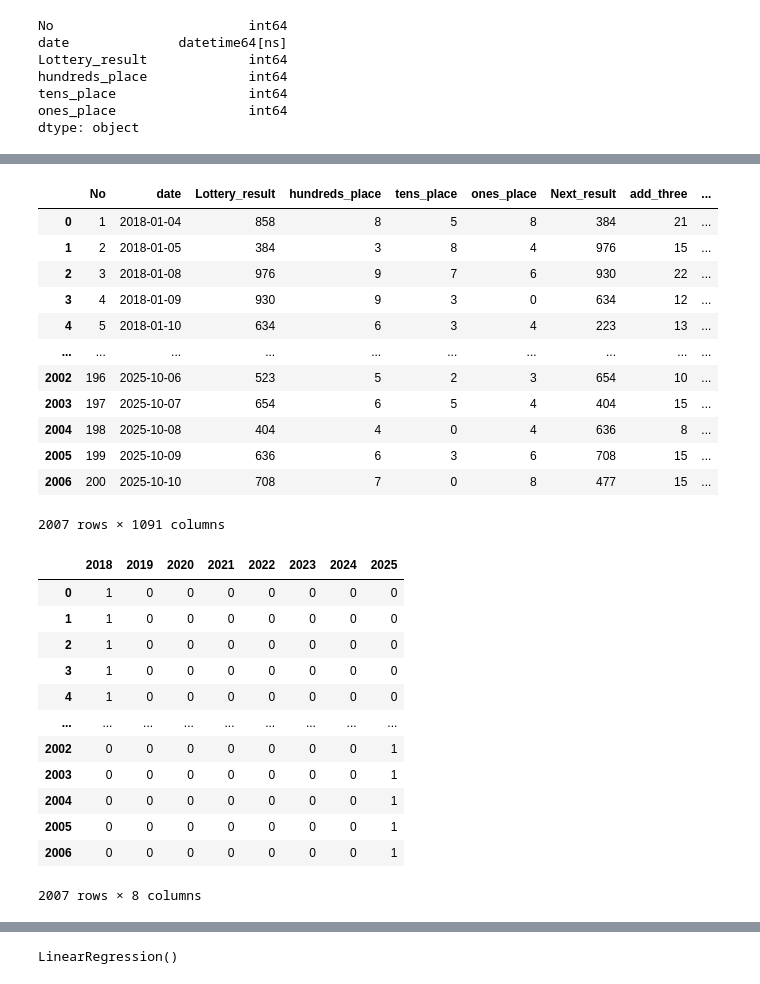
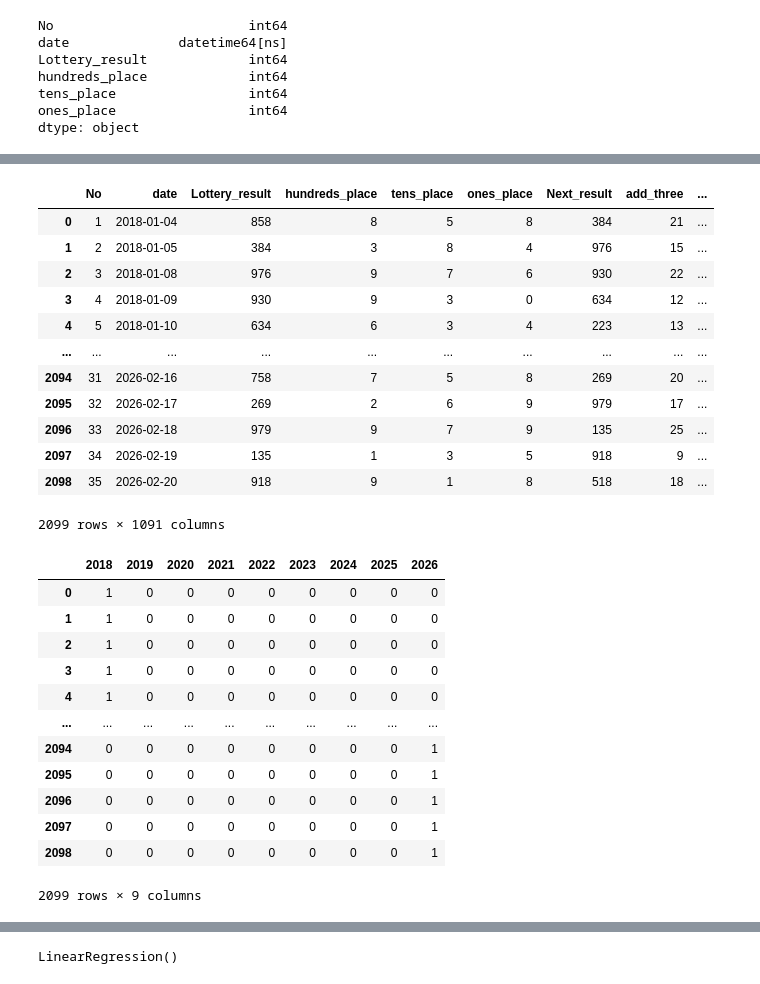
Before and after one commit to yyoshikun/workdir, a Jupyter notebook: Num_3_challenge_5_C_drive.ipynb, the cells around one changed output, grey strips where cells are left out. Saved outputs shown, nothing was run; the diff lists cells and outputs as text; code cells hidden in the pictures.

```diff
--- a/Num_3_challenge_5_C_drive.ipynb
+++ b/Num_3_challenge_5_C_drive.ipynb
@@ -930,10 +947,12 @@ Num_3_2018_2025
 # %%
 #048----- ones_placeのダミー変数化
 ones_place_list=['0','1','2','3','4','5','6','7','8','9']
-enc=OneHotEncoder(categories=[ones_place_list],sparse=False)
-ones_place_d=enc.fit_transform(Num_3_2018_2025[['ones_place']])
-df_ones_place_d=pd.DataFrame(ones_place_d,index=Num_3_2018_2025.index,columns=ones_place_list,dtype='int')
+enc=OneHotEncoder(categories=[ones_place_list],sparse_output=False)
+ones_place_d=enc.fit_transform(Num_3_2018_2026[['ones_place']])
+df_ones_place_d=pd.DataFrame(ones_place_d,index=Num_3_2018_2026.index,columns=ones_place_list,dtype='int')
 df_ones_place_d
+
+#警告コメントは将来非推奨になるので注意ということ→ 20251231_sparse=False から sparse_output=False に変更
 # %% [output]
 |  | 0 | 1 | 2 | 3 | 4 | 5 | 6 | 7 | 8 | 9 |
 | 0 | 0 | 0 | 0 | 0 | 0 | 0 | 0 | 0 | 1 | 0 |
@@ -969,7 +988,7 @@ df_ones_place_d
 # %%
 #050----- 元データとones_place変数を結合
-Num_3_2018_2025 = pd.concat([Num_3_2018_2025, df_ones_place_d], axis=1)
-Num_3_2018_2025
+Num_3_2018_2026 = pd.concat([Num_3_2018_2026, df_ones_place_d], axis=1)
+Num_3_2018_2026
 # %% [output]
 |  | No | date | Lottery_result | hundreds_place | tens_place | ones_place | Next_result | add_three | ... |
 | 0 | 1 | 2018-01-04 | 858 | 8 | 5 | 8 | 384 | 21 | ... |
@@ -987,10 +1006,12 @@ Num_3_2018_2025
 # %%
 #051----- 曜日のダミー変数化
 week_list=['Sunday','Monday','Tuesday','Wednesday','Thursday','Friday','Saturday']
-enc=OneHotEncoder(categories=[week_list],sparse=False)
-week_d=enc.fit_transform(Num_3_2018_2025[['day_name']])
-df_week_d=pd.DataFrame(week_d,index=Num_3_2018_2025.index,columns=week_list,dtype='int')
+enc=OneHotEncoder(categories=[week_list],sparse_output=False)
+week_d=enc.fit_transform(Num_3_2018_2026[['day_name']])
+df_week_d=pd.DataFrame(week_d,index=Num_3_2018_2026.index,columns=week_list,dtype='int')
 df_week_d
+
+#警告コメントは将来非推奨になるので注意ということ→ 20251231_sparse=False から sparse_output=False に変更
 # %% [output]
 |  | Sunday | Monday | Tuesday | Wednesday | Thursday | Friday | Saturday |
 | 0 | 0 | 0 | 0 | 0 | 1 | 0 | 0 |
@@ -1008,7 +1029,7 @@ df_week_d
 # %%
 #052------ 元データとday_of_week変数を結合
-Num_3_2018_2025 = pd.concat([Num_3_2018_2025, df_week_d], axis=1)
-Num_3_2018_2025
+Num_3_2018_2026 = pd.concat([Num_3_2018_2026, df_week_d], axis=1)
+Num_3_2018_2026
 # %% [output]
 |  | No | date | Lottery_result | hundreds_place | tens_place | ones_place | Next_result | add_three | ... |
 | 0 | 1 | 2018-01-04 | 858 | 8 | 5 | 8 | 384 | 21 | ... |
@@ -1017,32 +1038,34 @@ Num_3_2018_2025
 | 3 | 4 | 2018-01-09 | 930 | 9 | 3 | 0 | 634 | 12 | ... |
 | 4 | 5 | 2018-01-10 | 634 | 6 | 3 | 4 | 223 | 13 | ... |
 | ... | ... | ... | ... | ... | ... | ... | ... | ... | ... |
-| 2002 | 196 | 2025-10-06 | 523 | 5 | 2 | 3 | 654 | 10 | ... |
-| 2003 | 197 | 2025-10-07 | 654 | 6 | 5 | 4 | 404 | 15 | ... |
-| 2004 | 198 | 2025-10-08 | 404 | 4 | 0 | 4 | 636 | 8 | ... |
-| 2005 | 199 | 2025-10-09 | 636 | 6 | 3 | 6 | 708 | 15 | ... |
-| 2006 | 200 | 2025-10-10 | 708 | 7 | 0 | 8 | 477 | 15 | ... |
+| 2094 | 31 | 2026-02-16 | 758 | 7 | 5 | 8 | 269 | 20 | ... |
+| 2095 | 32 | 2026-02-17 | 269 | 2 | 6 | 9 | 979 | 17 | ... |
+| 2096 | 33 | 2026-02-18 | 979 | 9 | 7 | 9 | 135 | 25 | ... |
+| 2097 | 34 | 2026-02-19 | 135 | 1 | 3 | 5 | 918 | 9 | ... |
+| 2098 | 35 | 2026-02-20 | 918 | 9 | 1 | 8 | 518 | 18 | ... |
-2007 rows × 1091 columns
+2099 rows × 1091 columns
 # %%
 #053----- yearごとのダミー変数化
-year_list=['2018','2019','2020','2021','2022','2023','2024','2025']
-enc=OneHotEncoder(categories=[year_list],sparse=False)
-year_d=enc.fit_transform(Num_3_2018_2025[['year']])
-df_year=pd.DataFrame(year_d,index=Num_3_2018_2025.index,columns=year_list,dtype='int')
+year_list=['2018','2019','2020','2021','2022','2023','2024','2025','2026']
+enc=OneHotEncoder(categories=[year_list],sparse_output=False)
+year_d=enc.fit_transform(Num_3_2018_2026[['year']])
+df_year=pd.DataFrame(year_d,index=Num_3_2018_2026.index,columns=year_list,dtype='int')
 df_year
+
+#警告コメントは将来非推奨になるので注意ということ→ 20251231_sparse=False から sparse_output=False に変更
 # %% [output]
-|  | 2018 | 2019 | 2020 | 2021 | 2022 | 2023 | 2024 | 2025 |
-| 0 | 1 | 0 | 0 | 0 | 0 | 0 | 0 | 0 |
-| 1 | 1 | 0 | 0 | 0 | 0 | 0 | 0 | 0 |
-| 2 | 1 | 0 | 0 | 0 | 0 | 0 | 0 | 0 |
-| 3 | 1 | 0 | 0 | 0 | 0 | 0 | 0 | 0 |
-| 4 | 1 | 0 | 0 | 0 | 0 | 0 | 0 | 0 |
-| ... | ... | ... | ... | ... | ... | ... | ... | ... |
-| 2002 | 0 | 0 | 0 | 0 | 0 | 0 | 0 | 1 |
-| 2003 | 0 | 0 | 0 | 0 | 0 | 0 | 0 | 1 |
-| 2004 | 0 | 0 | 0 | 0 | 0 | 0 | 0 | 1 |
-| 2005 | 0 | 0 | 0 | 0 | 0 | 0 | 0 | 1 |
-| 2006 | 0 | 0 | 0 | 0 | 0 | 0 | 0 | 1 |
+|  | 2018 | 2019 | 2020 | 2021 | 2022 | 2023 | 2024 | 2025 | 2026 |
+| 0 | 1 | 0 | 0 | 0 | 0 | 0 | 0 | 0 | 0 |
+| 1 | 1 | 0 | 0 | 0 | 0 | 0 | 0 | 0 | 0 |
+| 2 | 1 | 0 | 0 | 0 | 0 | 0 | 0 | 0 | 0 |
+| 3 | 1 | 0 | 0 | 0 | 0 | 0 | 0 | 0 | 0 |
+| 4 | 1 | 0 | 0 | 0 | 0 | 0 | 0 | 0 | 0 |
+| ... | ... | ... | ... | ... | ... | ... | ... | ... | ... |
+| 2094 | 0 | 0 | 0 | 0 | 0 | 0 | 0 | 0 | 1 |
+| 2095 | 0 | 0 | 0 | 0 | 0 | 0 | 0 | 0 | 1 |
+| 2096 | 0 | 0 | 0 | 0 | 0 | 0 | 0 | 0 | 1 |
+| 2097 | 0 | 0 | 0 | 0 | 0 | 0 | 0 | 0 | 1 |
+| 2098 | 0 | 0 | 0 | 0 | 0 | 0 | 0 | 0 | 1 |
-2007 rows × 8 columns
+2099 rows × 9 columns
 # %%
 #054----- 元データとyear変数を結合
```
Also changed, not shown: parts of 88 cells of this notebook, 17 other files.
